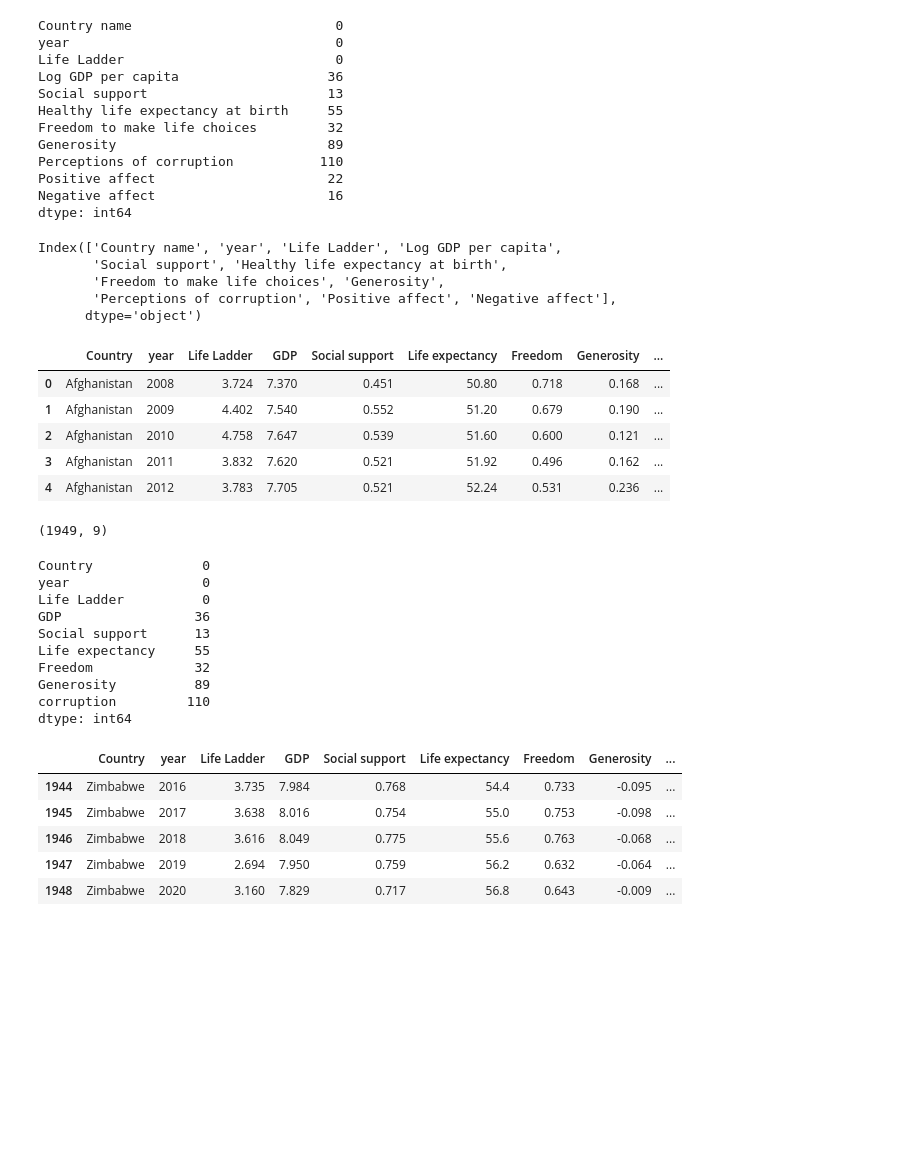
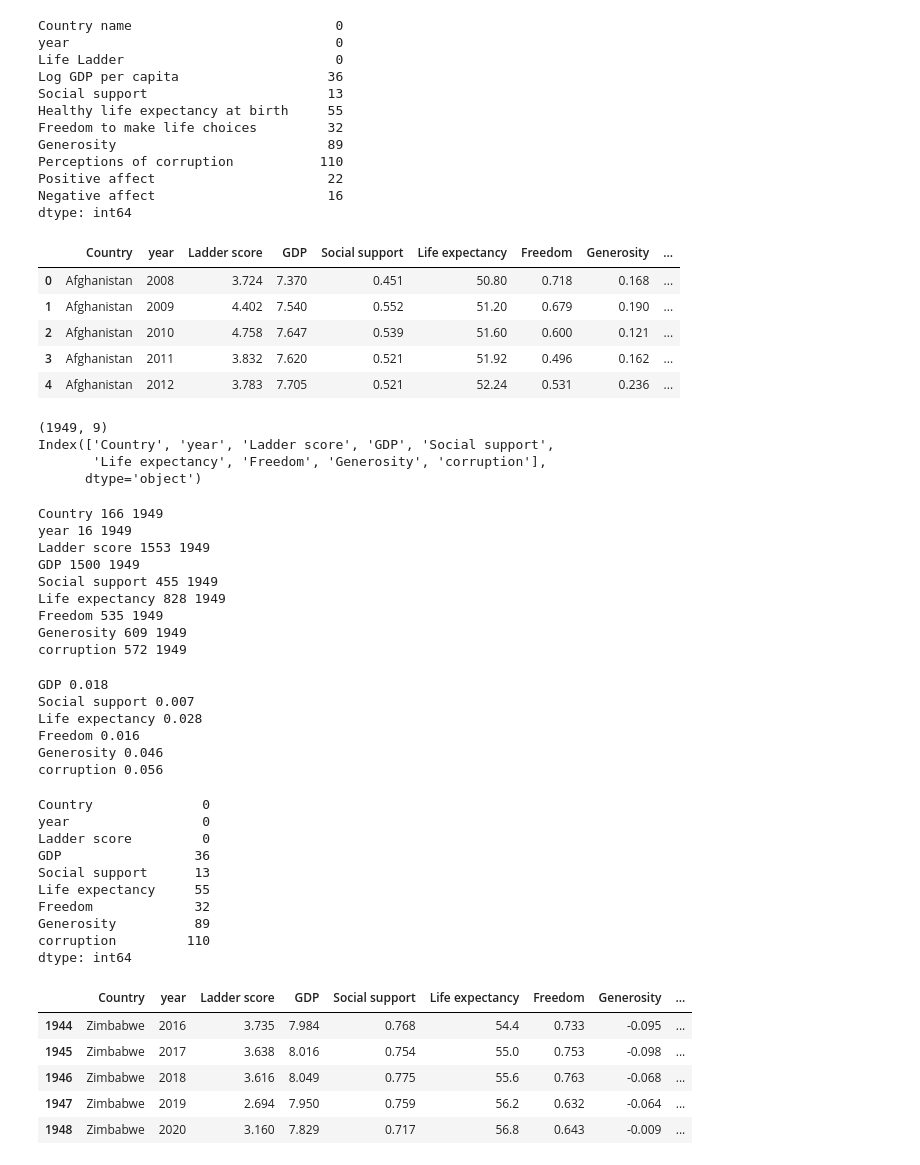
Before and after one commit to Fraolabebe/World-happiness-, a Jupyter notebook: world-happiness .ipynb, the cells around one changed output. Cells and saved outputs as stored; diff of their text form; code cells hidden in the pictures; blank space fills up the shorter version.

```diff
--- a/world-happiness .ipynb
+++ b/world-happiness .ipynb
@@ -64,20 +64,12 @@ Perceptions of corruption           110
 Positive affect                      22
 Negative affect                      16
 dtype: int64
-# %%
-df.columns
-# %% [output]
-Index(['Country name', 'year', 'Life Ladder', 'Log GDP per capita',
-       'Social support', 'Healthy life expectancy at birth',
-       'Freedom to make life choices', 'Generosity',
-       'Perceptions of corruption', 'Positive affect', 'Negative affect'],
-      dtype='object')
 # %%
-df.rename({'Country name': 'Country', 'Log GDP per capita': 'GDP', 'Healthy life expectancy at birth': 'Life expectancy',
+df.rename({'Country name': 'Country', 'Life Ladder':'Ladder score', 'Log GDP per capita': 'GDP', 'Healthy life expectancy at birth': 'Life expectancy',
           'Freedom to make life choices': 'Freedom', 'Perceptions of corruption': 'corruption'}, axis=1, inplace=True)
 df.head()
 # %% [output]
-|  | Country | year | Life Ladder | GDP | Social support | Life expectancy | Freedom | Generosity | ... |
+|  | Country | year | Ladder score | GDP | Social support | Life expectancy | Freedom | Generosity | ... |
 | 0 | Afghanistan | 2008 | 3.724 | 7.370 | 0.451 | 50.80 | 0.718 | 0.168 | ... |
 | 1 | Afghanistan | 2009 | 4.402 | 7.540 | 0.552 | 51.20 | 0.679 | 0.190 | ... |
 | 2 | Afghanistan | 2010 | 4.758 | 7.647 | 0.539 | 51.60 | 0.600 | 0.121 | ... |
@@ -85,16 +77,44 @@ df.head()
 | 4 | Afghanistan | 2012 | 3.783 | 7.705 | 0.521 | 52.24 | 0.531 | 0.236 | ... |
 # %%
  df.drop(columns=['Positive affect', 'Negative affect'], axis=1, inplace=True)
-# %%
-df.shape
-# %% [output]
-(1949, 9)
+# %%
+print(df.shape)
+print(df.columns)
+# %% [output]
+(1949, 9)
+Index(['Country', 'year', 'Ladder score', 'GDP', 'Social support',
+       'Life expectancy', 'Freedom', 'Generosity', 'corruption'],
+      dtype='object')
+# %%
+for col in df.columns:
+    print(col, df[col].nunique(), len(df))
+# %% [output]
+Country 166 1949
+year 16 1949
+Ladder score 1553 1949
+GDP 1500 1949
+Social support 455 1949
+Life expectancy 828 1949
+Freedom 535 1949
+Generosity 609 1949
+corruption 572 1949
+# %%
+for var in df.columns:
+    if df[var].isnull().sum()/len(df) > 0:
+        print(var, df[var].isnull().mean().round(3))
+# %% [output]
+GDP 0.018
+Social support 0.007
+Life expectancy 0.028
+Freedom 0.016
+Generosity 0.046
+corruption 0.056
 # %%
 df.isnull().sum()
 # %% [output]
 Country              0
 year                 0
-Life Ladder          0
+Ladder score         0
 GDP                 36
 Social support      13
 Life expectancy     55
@@ -105,7 +125,7 @@ dtype: int64
 # %%
 df.tail()
 # %% [output]
-|  | Country | year | Life Ladder | GDP | Social support | Life expectancy | Freedom | Generosity | ... |
+|  | Country | year | Ladder score | GDP | Social support | Life expectancy | Freedom | Generosity | ... |
 | 1944 | Zimbabwe | 2016 | 3.735 | 7.984 | 0.768 | 54.4 | 0.733 | -0.095 | ... |
 | 1945 | Zimbabwe | 2017 | 3.638 | 8.016 | 0.754 | 55.0 | 0.753 | -0.098 | ... |
 | 1946 | Zimbabwe | 2018 | 3.616 | 8.049 | 0.775 | 55.6 | 0.763 | -0.068 | ... |
```
Also changed, not shown: parts of 21 cells of this notebook, 1 other file.
